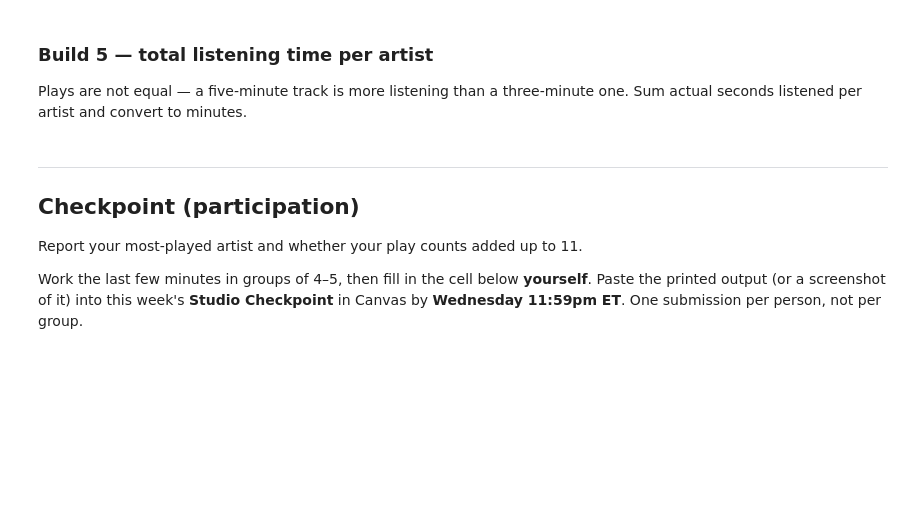
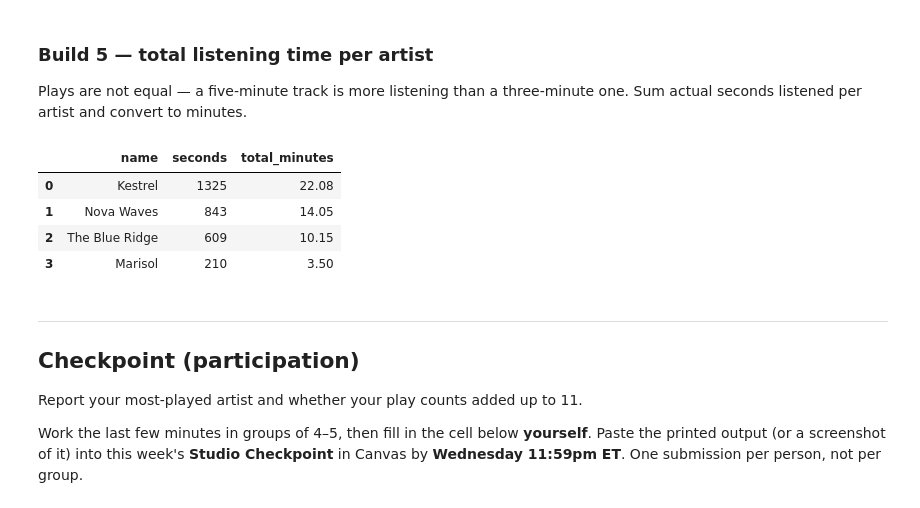
Before and after one commit to derekhatherley/ds2002-fa26, a Jupyter notebook: 2026_09_09_—_SQLite_Joins_and_Grouping_—_Studio.ipynb, the cells around one changed output. Drawn from its saved outputs; the diff is of its cells as text; code cells hidden in the pictures; blank space fills up the shorter version.

```diff
--- a/2026_09_09_—_SQLite_Joins_and_Grouping_—_Studio.ipynb
+++ b/2026_09_09_—_SQLite_Joins_and_Grouping_—_Studio.ipynb
@@ -265,3 +356,18 @@ q('''
+# %%
+q('''
+SELECT a.name, SUM(t.seconds) AS seconds, ROUND(SUM(t.seconds) / 60.0, 2) AS total_minutes
+FROM artists a
+LEFT JOIN tracks t ON a.artist_id = t.artist_id
+LEFT JOIN plays p ON t.track_id = p.track_id
+GROUP BY a.name
+ORDER BY seconds DESC
+''')
+# %% [output]
+|  | name | seconds | total_minutes |
+| 0 | Kestrel | 1325 | 22.08 |
+| 1 | Nova Waves | 843 | 14.05 |
+| 2 | The Blue Ridge | 609 | 10.15 |
+| 3 | Marisol | 210 | 3.50 |
 # %% [markdown]
 ---
 
```
Also changed, not shown: parts of 15 cells of this notebook.
